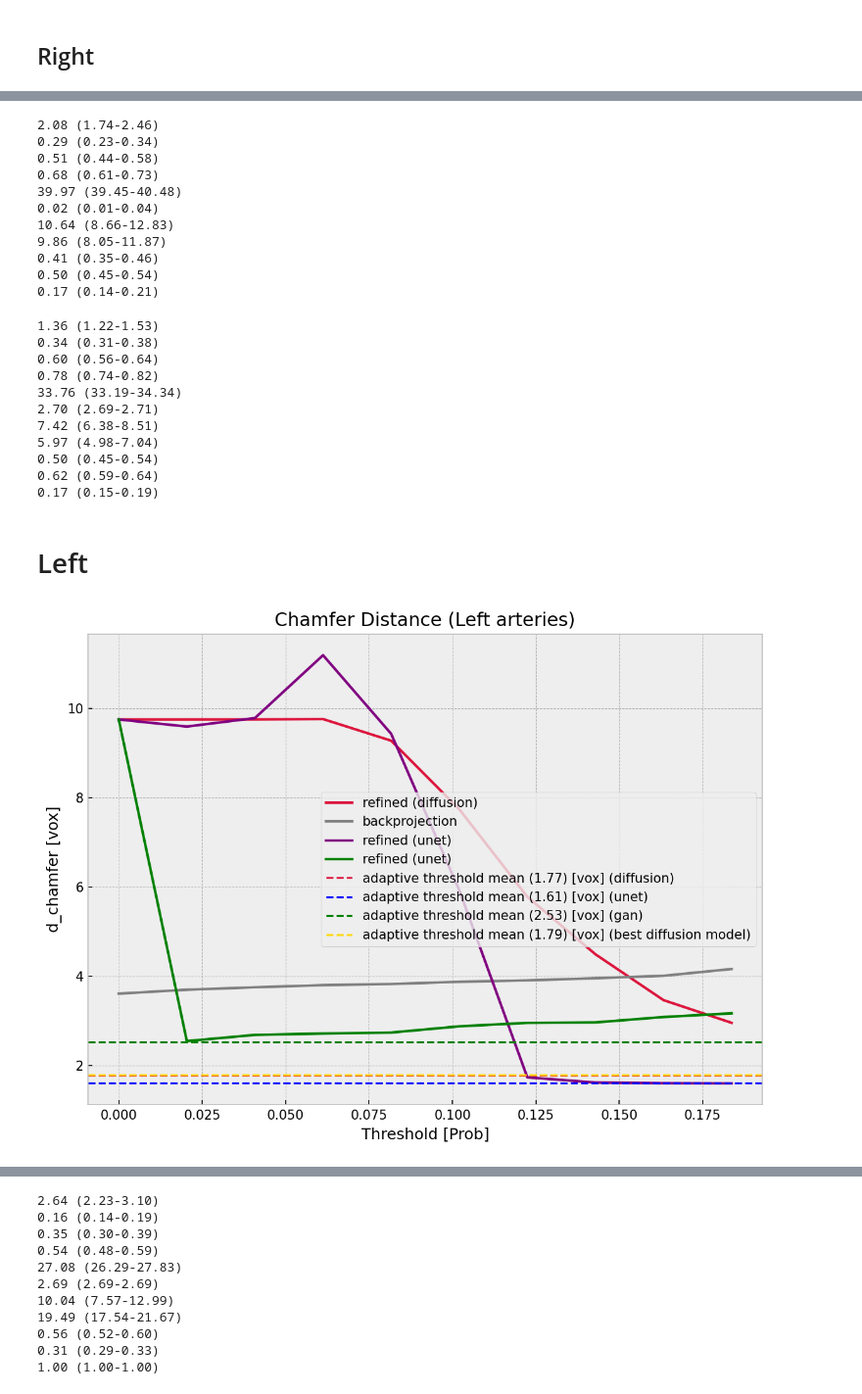
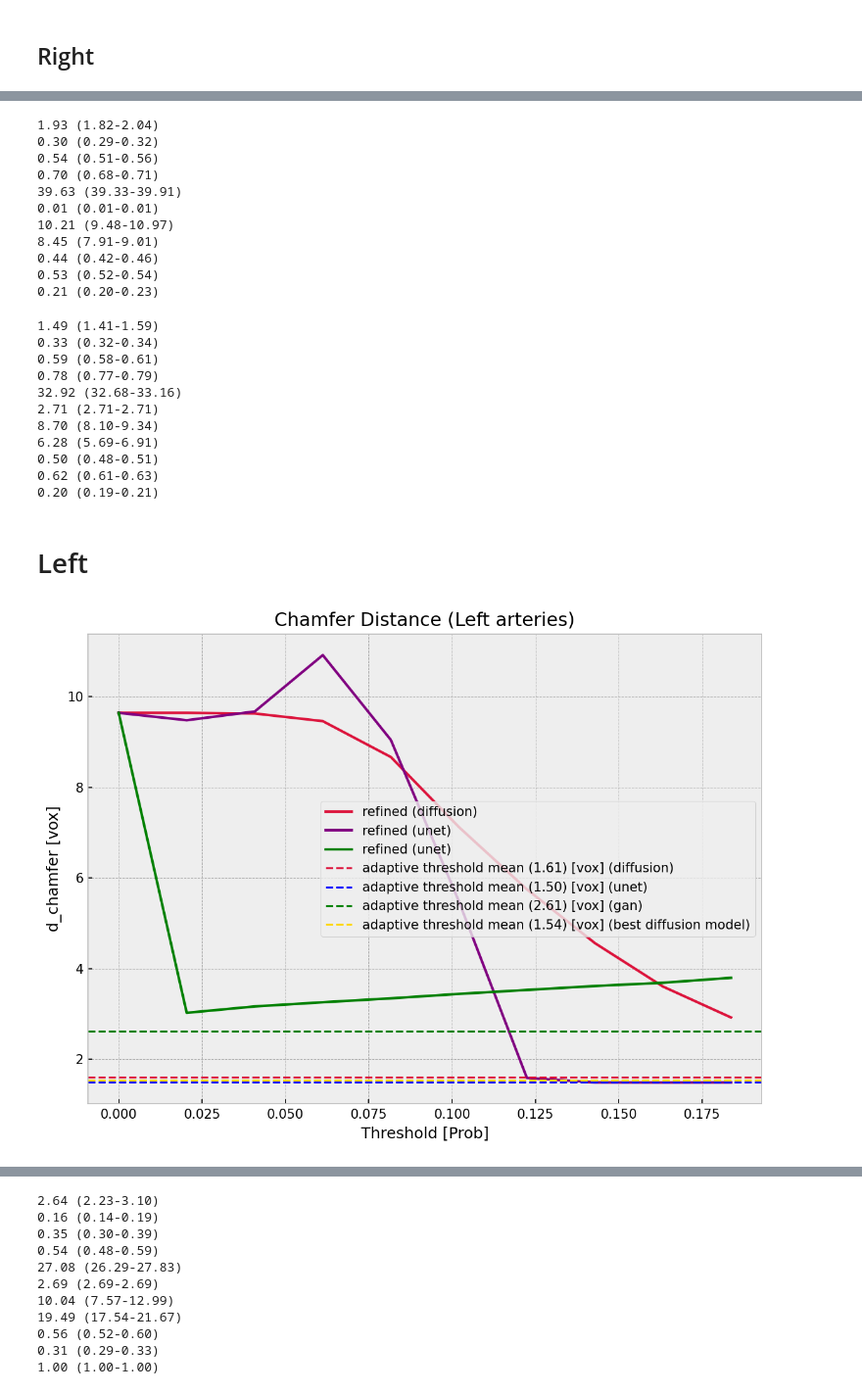
Before and after one commit to cvlab-ai/xra-diff, a Jupyter notebook: notebooks/synthetic_results.ipynb, the cells around one changed output, grey strips where cells are left out. Shown at 98% size. Cells and saved outputs as stored; diff of their text form; code cells hidden in the pictures.

```diff
--- a/notebooks/synthetic_results.ipynb
+++ b/notebooks/synthetic_results.ipynb
@@ -25,7 +26,7 @@ def chamfer(df, prefix, legend, threshold_bnds=(0.00, 0.3), color="gray"):
     t = []
     for th in thresholds:
         if float(th) < threshold_bnds[0] or float(th) > threshold_bnds[1]: continue
-        cd = df[f"{prefix}_chamfer_{th}"].mean()
+        cd = df[f"{prefix}_chamfer_{th}"].replace(1e7, np.nan).mean()
         cd_t.append(cd)
         t.append(float(th))
 
@@ -40,7 +41,7 @@ def chamfer(df, prefix, legend, threshold_bnds=(0.00, 0.3), color="gray"):
 
 def chamfer_adaptive(df, color="black", line="--", suffix="(diffusion)"):
     import matplotlib.pyplot as plt
-    mean_val = df["refined_chamfer_adaptive"].mean()
+    mean_val = df["refined_chamfer_adaptive"].replace(1e7, np.nan).mean()
     plt.axhline(
         y=mean_val,
         color=color,      # choose a color
@@ -170,7 +171,7 @@ def mean_ci(series, n_boot=10000, confidence=0.95, seed=42):
     return np.mean(data), lower, upper
 
 def ci_pretty(df, col):
-    mean, lo, hi = mean_ci(df[col])
+    mean, lo, hi = mean_ci(df[col].replace(1e7, np.nan))
     print(f"{mean:.2f} ({lo:.2f}-{hi:.2f})")
 # %% [markdown]
 ## Right
@@ -281,17 +299,17 @@ ci_pretty(df_adaptive_gan, "dice2d1")
 
 ci_pretty(df_adaptive_gan, "interpret_frac")
 # %% [output]
-2.08 (1.74-2.46)
-0.29 (0.23-0.34)
-0.51 (0.44-0.58)
-0.68 (0.61-0.73)
-39.97 (39.45-40.48)
-0.02 (0.01-0.04)
-10.64 (8.66-12.83)
-9.86 (8.05-11.87)
-0.41 (0.35-0.46)
-0.50 (0.45-0.54)
-0.17 (0.14-0.21)
+1.93 (1.82-2.04)
+0.30 (0.29-0.32)
+0.54 (0.51-0.56)
+0.70 (0.68-0.71)
+39.63 (39.33-39.91)
+0.01 (0.01-0.01)
+10.21 (9.48-10.97)
+8.45 (7.91-9.01)
+0.44 (0.42-0.46)
+0.53 (0.52-0.54)
+0.21 (0.20-0.23)
 # %%
 ci_pretty(df_best_diffusion, "refined_chamfer_adaptive")
 ci_pretty(df_best_diffusion, "refined_dice3d_adaptive")
@@ -308,17 +326,17 @@ ci_pretty(df_best_diffusion, "dice2d1")
 
 ci_pretty(df_best_diffusion, "interpret_frac")
 # %% [output]
-1.36 (1.22-1.53)
-0.34 (0.31-0.38)
-0.60 (0.56-0.64)
-0.78 (0.74-0.82)
-33.76 (33.19-34.34)
-2.70 (2.69-2.71)
-7.42 (6.38-8.51)
-5.97 (4.98-7.04)
-0.50 (0.45-0.54)
-0.62 (0.59-0.64)
-0.17 (0.15-0.19)
+1.49 (1.41-1.59)
+0.33 (0.32-0.34)
+0.59 (0.58-0.61)
+0.78 (0.77-0.79)
+32.92 (32.68-33.16)
+2.71 (2.71-2.71)
+8.70 (8.10-9.34)
+6.28 (5.69-6.91)
+0.50 (0.48-0.51)
+0.62 (0.61-0.63)
+0.20 (0.19-0.21)
 # %%
 ci_pretty(df_diffusion_motion, "refined_chamfer_adaptive")
 ci_pretty(df_diffusion_motion, "refined_dice3d_adaptive")
@@ -349,16 +367,15 @@ df_diffusion_motion = pd.read_csv("../data/synthetic_motion_left.csv")
 # %%
 plt.title(f"Chamfer Distance (Left arteries)")
 chamfer(df_diffusion, prefix="refined", legend="refined (diffusion)", color="crimson", threshold_bnds=(0, 0.2))
-chamfer(df_diffusion, prefix="backproj", legend="backprojection", color="gray", threshold_bnds=(0, 0.2))
 chamfer(df_unet, prefix="refined", legend="refined (unet)", color="purple", threshold_bnds=(0, 0.2))
 chamfer(df_gan, prefix="refined", legend="refined (unet)", color="green", threshold_bnds=(0, 0.2))
 
 chamfer_adaptive(df_adaptive_diffusion, color="crimson")
 chamfer_adaptive(df_adaptive_unet, color="blue", suffix="(unet)")
 chamfer_adaptive(df_adaptive_gan, color="green", suffix="(gan)")
 chamfer_adaptive(df_best_diffusion, color="gold", suffix="(best diffusion model)")
 # %% [output]
-[figure, old version]
+[figure, new version]
 # %%
 dice3d(df_diffusion, prefix="refined", legend="refined (diffusion)", color="crimson")
 dice3d(df_diffusion, prefix="backproj", legend="backprojection", color="gray")
```
Also changed, not shown: parts of 14 cells of this notebook, 2 other files.
